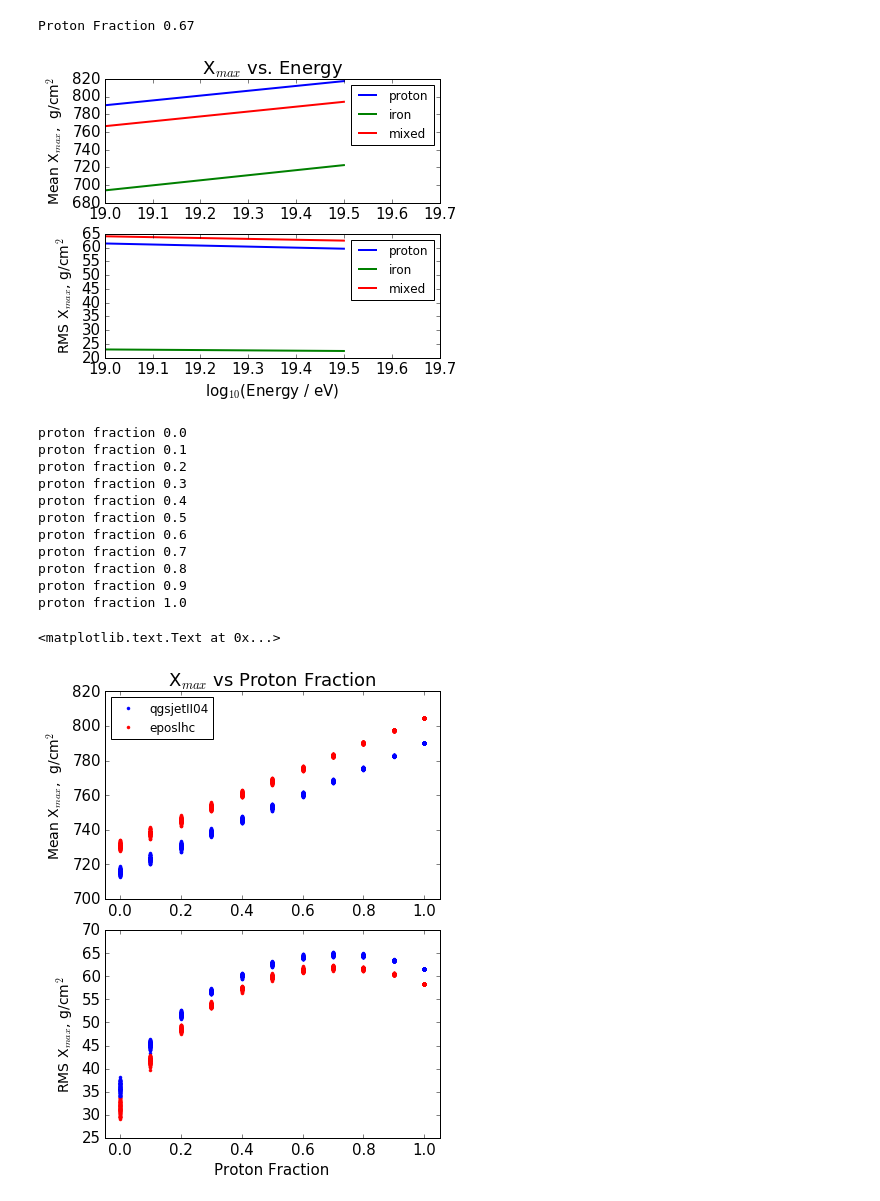
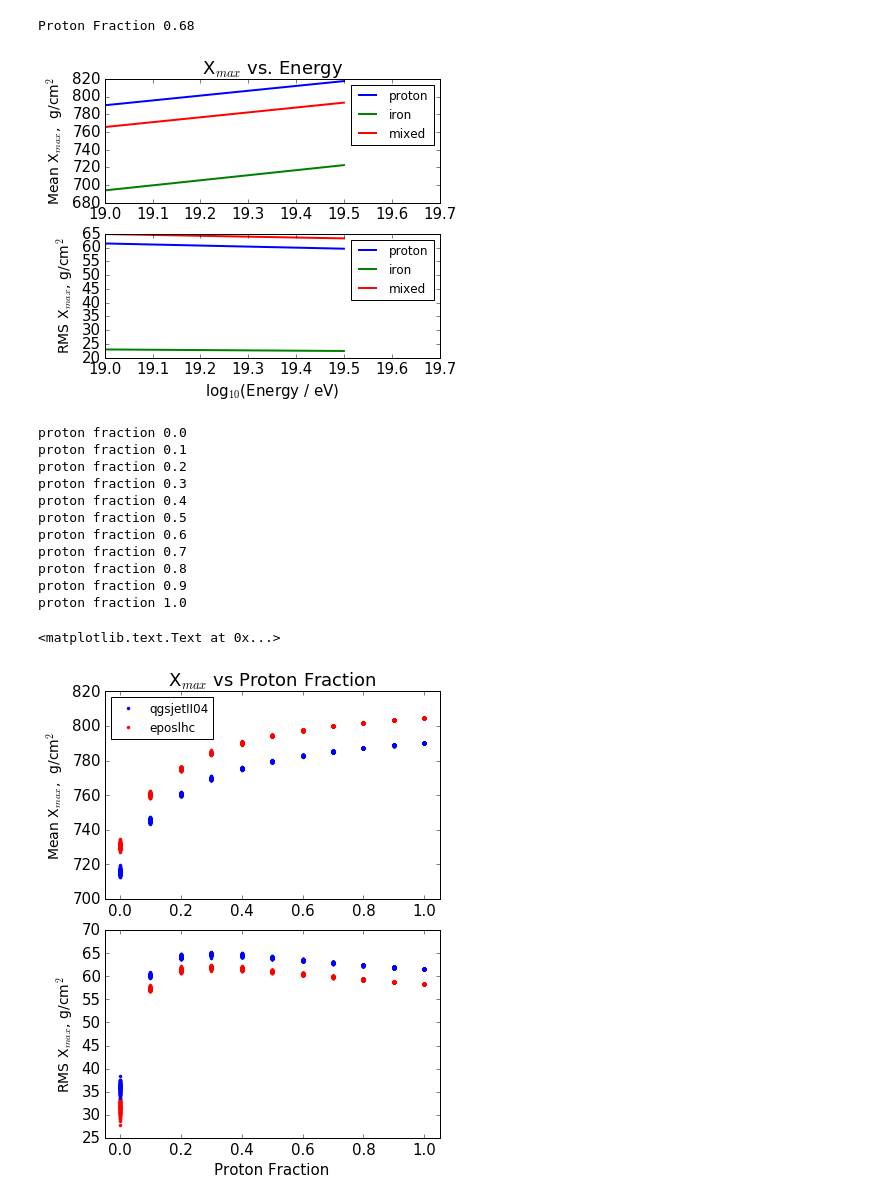
Before and after one commit to afromero/CRANE, a Jupyter notebook: examples/06_Xmax.ipynb, the cells around one changed output. Cells and saved outputs as stored; diff of their text form; code cells hidden in the pictures.

Commit message:
fractional composition array is now 2d for mass and energy

```diff
--- a/examples/06_Xmax.ipynb
+++ b/examples/06_Xmax.ipynb
@@ -52,28 +47,28 @@ self.MeanSquare_Matrix.shape (2, 56, 6)
 [figure]
 # %%
 plt.figure(figsize=(6,5))
-f_A_array = np.zeros(len(xmm.A_array))
-f_A_array[0] = 1.
+f_A_array = np.zeros( (len(xmm.A_array), len(xmm.log10_Energy_array) ) )
+f_A_array[0,:] = 1.
 Mean, RMS = xmm.getMeanRMS(f_A_array)
 plt.subplot(211)
 plt.plot(xmm.log10_Energy_array, Mean[0,:], lw=2, label='proton')
 plt.subplot(212)
 plt.plot(xmm.log10_Energy_array, RMS[0,:], lw=2, label='proton')
 
-f_A_array = np.zeros(len(xmm.A_array))
-f_A_array[-1] = 1.
+f_A_array = np.zeros( (len(xmm.A_array), len(xmm.log10_Energy_array) ) )
+f_A_array[-1,:] = 1.
 Mean, RMS = xmm.getMeanRMS(f_A_array)
 plt.subplot(211)
 plt.plot(xmm.log10_Energy_array, Mean[0,:], lw=2, label='iron')
 plt.subplot(212)
 plt.plot(xmm.log10_Energy_array, RMS[0,:], lw=2, label='iron')
 
-f_A_array = np.random.uniform(0.,1.,len(xmm.A_array))
-f_A_array[0] = 60.
+f_A_array = np.outer( np.random.uniform(0.,1.,len(xmm.A_array)), ones(len(xmm.log10_Energy_array)) )
+f_A_array[0,:] = 60.
 #f_A_array[-1] = 100. - f_A_array[0]
-f_A_array /= np.sum(f_A_array)
+f_A_array /= np.sum(f_A_array, axis=0)
 #print f_A_array
-print 'Proton Fraction %1.2f'%f_A_array[0]
+print 'Proton Fraction %1.2f'%f_A_array[0,0]
 Mean, RMS = xmm.getMeanRMS(f_A_array)
 plt.subplot(211)
 plt.plot(xmm.log10_Energy_array, Mean[0,:], lw=2, label='mixed')
@@ -91,8 +86,8 @@ plt.xlim(19., 19.7)
 plt.legend()
 plt.subplots_adjust(hspace=0.25)
 # %% [output]
-Proton Fraction 0.67
+Proton Fraction 0.68
-[figure, old version]
+[figure, new version]
 # %%
 plt.figure(figsize=(6,8))
 count=0
@@ -100,10 +95,10 @@ for prot_frac in np.arange(0.,1.1,0.1):
     print 'proton fraction', prot_frac
     for k in range(0,100):
         count+=1
-        f_A_array = np.random.uniform(0.,1.,len(xmm.A_array))
-        f_A_array[0] = prot_frac*np.sum(f_A_array)
-        f_A_array[1:] *= (1.-prot_frac)
-        f_A_array /= np.sum(f_A_array)
+        f_A_array = np.outer ( np.random.uniform(0.,1.,len(xmm.A_array)), ones(len(xmm.log10_Energy_array)))
+        f_A_array[0,:] = prot_frac*np.sum(f_A_array)
+        f_A_array[1:,:] *= (1.-prot_frac)
+        f_A_array /= np.sum(f_A_array, axis=0)
         #print prot_frac, f_A_array[0]
         #print f_A_array
         Mean, RMS = xmm.getMeanRMS(f_A_array)
@@ -116,31 +111,31 @@ for prot_frac in np.arange(0.,1.1,0.1):
             p2, = plt.plot([prot_frac], [Mean[1,0]], 'r.')
         plt.ylabel(r'Mean X$_{max}$,  g/cm$^2$', fontsize=14)
 
         plt.xlim(-0.05,1.05)
         plt.subplot(212)
         plt.plot([prot_frac], [RMS[0,0]], 'b.')
         plt.plot([prot_frac], [RMS[1,0]], 'r.')
         #plt.legend()
         plt.xlim(-0.05,1.05)
         plt.xlabel('Proton Fraction')
         plt.ylabel(r'RMS X$_{max}$, g/cm$^2$', fontsize=14)
         plt.subplots_adjust(hspace=0.15)
         #plt.xlim(19., 19.7)
         #plt.legend()
 subplot(211)
 plt.legend(loc=2, numpoints=1)
 title('X$_{max}$ vs Proton Fraction')
 # %% [output]
 proton fraction 0.0
 proton fraction 0.1
 proton fraction 0.2
 proton fraction 0.3
 proton fraction 0.4
 proton fraction 0.5
 proton fraction 0.6
 proton fraction 0.7
 proton fraction 0.8
 proton fraction 0.9
 proton fraction 1.0
 <matplotlib.text.Text at 0x...>
-[figure, old version]
+[figure, new version]
```
Also changed, not shown: parts of 1 cell of this notebook, 1 other file.
